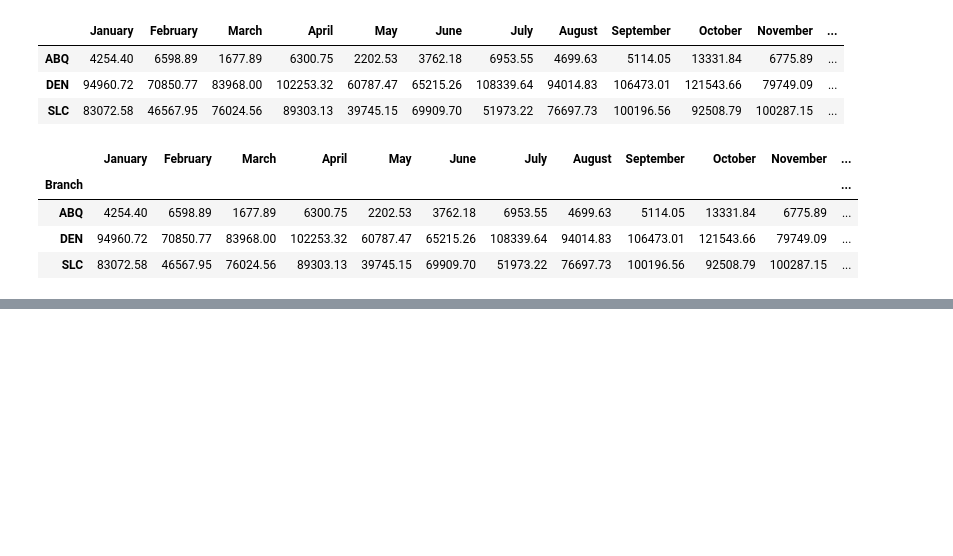
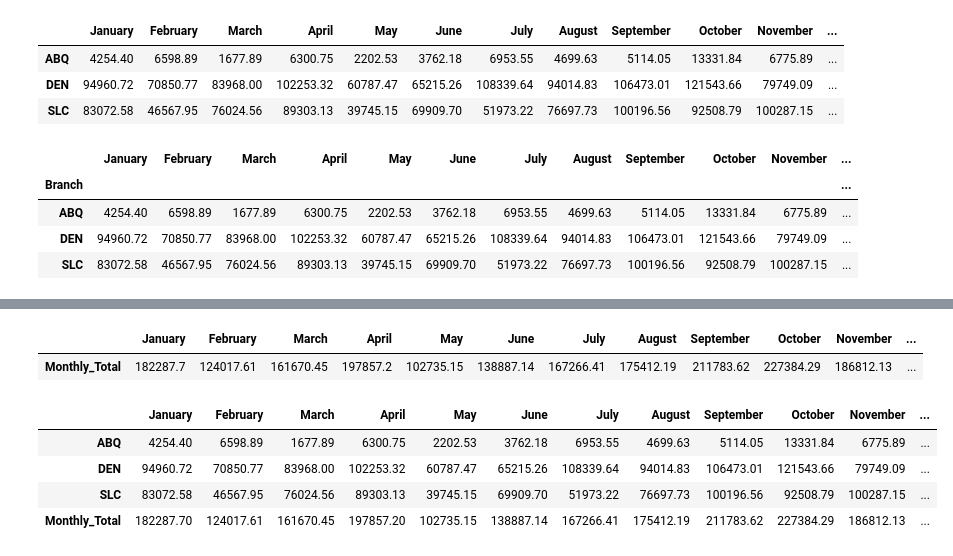
Before and after one commit to sarahheavner/NatlAcctPricing, a Jupyter notebook: Resources/InvoiceStats.ipynb, the cells around one changed output, grey strips where cells are left out. Drawn from its saved outputs; the diff is of its cells as text; code cells hidden in the pictures; blank space fills up the shorter version.

Commit message:
ran updated data in inv stats, also created row for total 1363

```diff
--- a/Resources/InvoiceStats.ipynb
+++ b/Resources/InvoiceStats.ipynb
@@ -318,3 +315,8 @@ dollars_summary
 | ABQ | 4254.40 | 6598.89 | 1677.89 | 6300.75 | 2202.53 | 3762.18 | 6953.55 | 4699.63 | 5114.05 | 13331.84 | 6775.89 | ... |
 | DEN | 94960.72 | 70850.77 | 83968.00 | 102253.32 | 60787.47 | 65215.26 | 108339.64 | 94014.83 | 106473.01 | 121543.66 | 79749.09 | ... |
 | SLC | 83072.58 | 46567.95 | 76024.56 | 89303.13 | 39745.15 | 69909.70 | 51973.22 | 76697.73 | 100196.56 | 92508.79 | 100287.15 | ... |
+# %%
+#Calculate Monthly Invoice Total for all Branches/Depts
+total_monthly = dollars_summary.sum(axis=0)
+
+total_monthly
@@ -321,2 +337,28 @@ dollars_summary
+# %%
+#Create DF for monthly totals
+monthly_total = pd.DataFrame({"January":[total_monthly.January], "February":[total_monthly.February], "March":[total_monthly.March],
+                           "April":[total_monthly.April], "May":[total_monthly.May], "June":[total_monthly.June],"July":[total_monthly.July],
+                           "August":[total_monthly.August], "September":[total_monthly.September], "October":[total_monthly.October],
+                           "November":[total_monthly.November], "December":[total_monthly.December]})
+
+monthly_total = monthly_total.rename({0:"Monthly_Total"})
+
+
+monthly_total
+# %% [output]
+|  | January | February | March | April | May | June | July | August | September | October | November | ... |
+| Monthly_Total | 182287.7 | 124017.61 | 161670.45 | 197857.2 | 102735.15 | 138887.14 | 167266.41 | 175412.19 | 211783.62 | 227384.29 | 186812.13 | ... |
+# %%
+#Combine monthly totals with main DF
+
+monthly_inv = dollars_summary.append(monthly_total)
+
+monthly_inv
+# %% [output]
+|  | January | February | March | April | May | June | July | August | September | October | November | ... |
+| ABQ | 4254.40 | 6598.89 | 1677.89 | 6300.75 | 2202.53 | 3762.18 | 6953.55 | 4699.63 | 5114.05 | 13331.84 | 6775.89 | ... |
+| DEN | 94960.72 | 70850.77 | 83968.00 | 102253.32 | 60787.47 | 65215.26 | 108339.64 | 94014.83 | 106473.01 | 121543.66 | 79749.09 | ... |
+| SLC | 83072.58 | 46567.95 | 76024.56 | 89303.13 | 39745.15 | 69909.70 | 51973.22 | 76697.73 | 100196.56 | 92508.79 | 100287.15 | ... |
+| Monthly_Total | 182287.70 | 124017.61 | 161670.45 | 197857.20 | 102735.15 | 138887.14 | 167266.41 | 175412.19 | 211783.62 | 227384.29 | 186812.13 | ... |
 # %%
 #create summary csv
```
Also changed, not shown: parts of 7 cells of this notebook, 2 other files.
